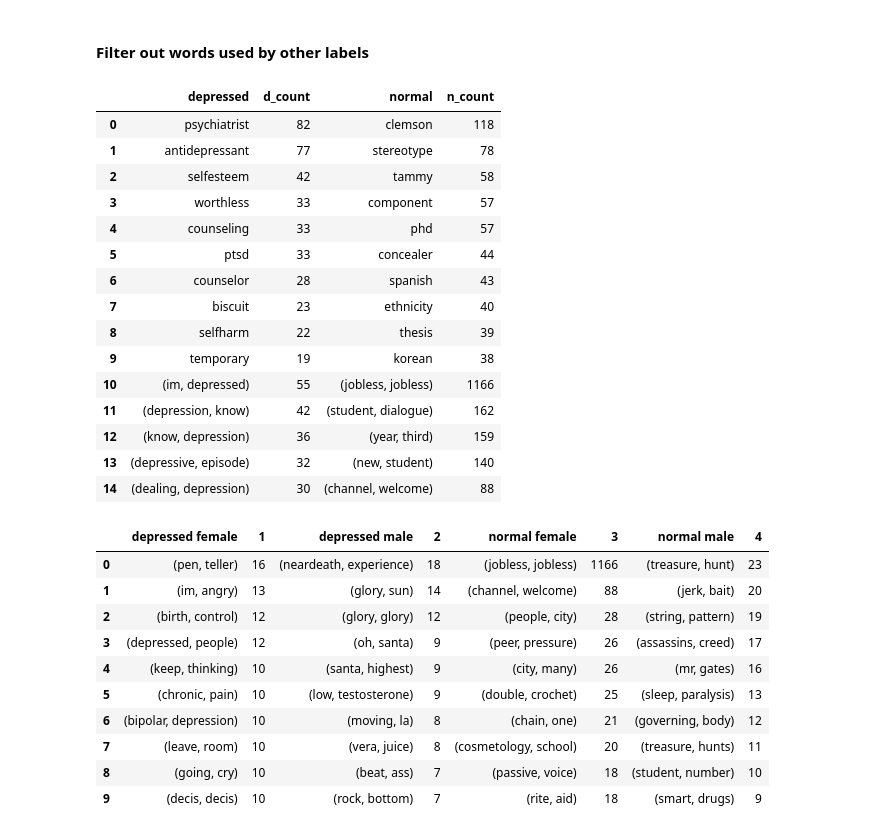
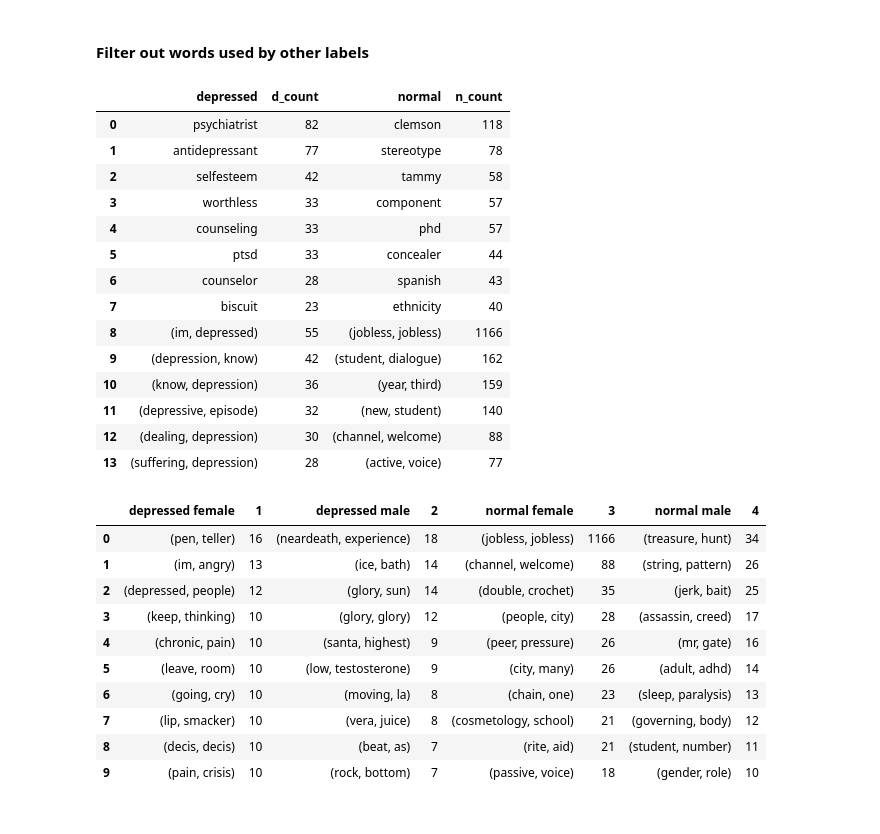
Before and after one commit to StanMey/Master_thesis_DVlog, a Jupyter notebook: notebooks/transcripts_exploration.ipynb, the cells around one changed output. Cells and saved outputs as stored; diff of their text form; code cells hidden in the pictures.

Commit message:
updated transcripts_exploration notebook

```diff
--- a/notebooks/transcripts_exploration.ipynb
+++ b/notebooks/transcripts_exploration.ipynb
@@ -140,12 +122,11 @@ df_annotations.groupby(["label", "gender"]).agg(avg_duration=("duration", "mean"
 ## Going deeper into the textual modality
 # %%
 # we first have to do some basic tokenization
-def preprocess_string(text: str, stop_words: set = set(stopwords.words("english")), unicode_pattern: str = "NFKD", without_stop: bool = False, with_lemma: bool = False) -> str:
+def preprocess_string(text: str, stop_words: set = set(stopwords.words("english")), unicode_pattern: str = "NFKD", with_lemma: bool = False) -> str:
     text = text.replace("\n", " ").strip()  # Remove newlines and trailing whitespace
     text = text.translate(str.maketrans("", "", string.punctuation))  # Remove puctuation with lookup table
     text = text.lower()  # Lowercase
-    if without_stop:
-        text = " ".join([word for word in text.split() if word not in stop_words])  # Remove stopwords
+    text = " ".join([word for word in text.split() if word not in stop_words])  # Remove stopwords
     text = text.translate(str.maketrans("", "", string.digits))  # Remove all numbers with lookup table
 
     # Remove excess whitespace in between words
@@ -161,8 +142,7 @@ def preprocess_string(text: str, stop_words: set = set(stopwords.words("english"
     return text
 
 # preprocess each string and get it with and without stop words included for further analysis
-df_annotations["preprocessed_with_stop"] = df_annotations["transcripts"].apply(preprocess_string)
-df_annotations["preprocessed_without_stop"] = df_annotations["transcripts"].apply(lambda x: preprocess_string(x, without_stop=True))
-df_annotations["preprocessed_without_stop_with_lemma"] = df_annotations["transcripts"].apply(lambda x: preprocess_string(x, without_stop=True, with_lemma=True))
+df_annotations["preprocessed"] = df_annotations["transcripts"].apply(preprocess_string)
+df_annotations["preprocessed_with_lemma"] = df_annotations["transcripts"].apply(lambda x: preprocess_string(x, with_lemma=True))
 df_annotations.head(3)
 # %% [output]
@@ -173,17 +152,0 @@ df_annotations.head(3)
-# %%
-# Get the amount of tokens used for per gender
-df_annotations["num_tokens"] = df_annotations["preprocessed_with_stop"].apply(lambda x: len(x.split()))
-
-# plot the difference in length of the transcripts
-fig, (ax1, ax2) = plt.subplots(1, 2, sharey=True)
-sns.boxplot(x='label', y='num_tokens', data=df_annotations, ax=ax1)
-sns.boxplot(x='gender', y='num_tokens', data=df_annotations, ax=ax2)
-
-ax1.set_ylabel("Tokens used")
-ax1.set_title('Difference between labels')
-
-ax2.set_ylabel("Tokens used")
-ax2.set_title('Difference between genders')
-
-fig.suptitle("Distributions of the transcript length between both the labels and the genders", fontsize=13)
-plt.show()
@@ -255,7 +206,7 @@ df.head(10)
 # %%
 # get the difference in top n words without stop words between both labels combined with gender
 n_gram_size = 2
-column = "preprocessed_without_stop"
+column = "preprocessed_with_lemma"
 # column = "preprocessed_without_stop_with_lemma"
 
 depr_f = get_top_n_words(df_annotations, column, 10, ("label", "depression", "gender", "f"), n_gram_size)
@@ -320,14 +271,13 @@ def get_filtered_top_n_words(df: pd.DataFrame, column: str, n: int, col_filter:
     return counter.most_common(n)
 # %%
 # get the difference in top n words without stop words between both labels
-column = "preprocessed_without_stop_with_lemma"
-# column = "preprocessed_without_stop"
+column = "preprocessed_with_lemma"
 
-depr1 = get_filtered_top_n_words(df_annotations, column, 10, ("label", "depression"), 1)
-depr2 = get_filtered_top_n_words(df_annotations, column, 5, ("label", "depression"), 2)
+depr1 = get_filtered_top_n_words(df_annotations, column, 8, ("label", "depression"), 1)
+depr2 = get_filtered_top_n_words(df_annotations, column, 6, ("label", "depression"), 2)
 
-norm1 = get_filtered_top_n_words(df_annotations, column, 10, ("label", "normal"), 1)
-norm2 = get_filtered_top_n_words(df_annotations, column, 5, ("label", "normal"), 2)
+norm1 = get_filtered_top_n_words(df_annotations, column, 8, ("label", "normal"), 1)
+norm2 = get_filtered_top_n_words(df_annotations, column, 6, ("label", "normal"), 2)
 
 # put it into a dataframe
 df_list = []
@@ -337,7 +287,7 @@ for depr, norm in zip(depr2, norm2):
     df_list.append(depr + norm)
 
 df = pd.DataFrame(df_list, columns=["depressed", "d_count", "normal", "n_count"])
-df.head(15)
+df.head(14)
 # %% [output]
 |  | depressed | d_count | normal | n_count |
 | 0 | psychiatrist | 82 | clemson | 118 |
@@ -348,41 +298,39 @@ df.head(15)
 | 5 | ptsd | 33 | concealer | 44 |
 | 6 | counselor | 28 | spanish | 43 |
 | 7 | biscuit | 23 | ethnicity | 40 |
-| 8 | selfharm | 22 | thesis | 39 |
-| 9 | temporary | 19 | korean | 38 |
-| 10 | (im, depressed) | 55 | (jobless, jobless) | 1166 |
-| 11 | (depression, know) | 42 | (student, dialogue) | 162 |
-| 12 | (know, depression) | 36 | (year, third) | 159 |
-| 13 | (depressive, episode) | 32 | (new, student) | 140 |
-| 14 | (dealing, depression) | 30 | (channel, welcome) | 88 |
+| 8 | (im, depressed) | 55 | (jobless, jobless) | 1166 |
+| 9 | (depression, know) | 42 | (student, dialogue) | 162 |
+| 10 | (know, depression) | 36 | (year, third) | 159 |
+| 11 | (depressive, episode) | 32 | (new, student) | 140 |
+| 12 | (dealing, depression) | 30 | (channel, welcome) | 88 |
+| 13 | (suffering, depression) | 28 | (active, voice) | 77 |
 # %%
 ### get the difference in top n words without stop words between both labels combined with gender
 n_gram_size = 2
-column = "preprocessed_without_stop_with_lemma"
-column = "preprocessed_without_stop"
+column = "preprocessed_with_lemma"
 
 depr_f = get_filtered_top_n_words(df_annotations, column, 10, ("label", "depression", "gender", "f"), n_gram_size)
 depr_m = get_filtered_top_n_words(df_annotations, column, 10, ("label", "depression", "gender", "m"), n_gram_size)
 
 norm_f = get_filtered_top_n_words(df_annotations, column, 10, ("label", "normal", "gender", "f"), n_gram_size)
 norm_m = get_filtered_top_n_words(df_annotations, column, 10, ("label", "normal", "gender", "m"), n_gram_size)
 
 df_list = []
 columns= ["depressed female", 1, "depressed male", 2, "normal female", 3, "normal male", 4]
 for x1, x2, x3, x4 in zip(depr_f, depr_m, norm_f, norm_m):
     df_list.append(x1 + x2 + x3 + x4)
 
 df = pd.DataFrame(df_list, columns=columns)
 df.head(10)
 # %% [output]
 |  | depressed female | 1 | depressed male | 2 | normal female | 3 | normal male | 4 |
-| 0 | (pen, teller) | 16 | (neardeath, experience) | 18 | (jobless, jobless) | 1166 | (treasure, hunt) | 23 |
-| 1 | (im, angry) | 13 | (glory, sun) | 14 | (channel, welcome) | 88 | (jerk, bait) | 20 |
-| 2 | (birth, control) | 12 | (glory, glory) | 12 | (people, city) | 28 | (string, pattern) | 19 |
-| 3 | (depressed, people) | 12 | (oh, santa) | 9 | (peer, pressure) | 26 | (assassins, creed) | 17 |
-| 4 | (keep, thinking) | 10 | (santa, highest) | 9 | (city, many) | 26 | (mr, gates) | 16 |
-| 5 | (chronic, pain) | 10 | (low, testosterone) | 9 | (double, crochet) | 25 | (sleep, paralysis) | 13 |
-| 6 | (bipolar, depression) | 10 | (moving, la) | 8 | (chain, one) | 21 | (governing, body) | 12 |
-| 7 | (leave, room) | 10 | (vera, juice) | 8 | (cosmetology, school) | 20 | (treasure, hunts) | 11 |
-| 8 | (going, cry) | 10 | (beat, ass) | 7 | (passive, voice) | 18 | (student, number) | 10 |
-| 9 | (decis, decis) | 10 | (rock, bottom) | 7 | (rite, aid) | 18 | (smart, drugs) | 9 |
+| 0 | (pen, teller) | 16 | (neardeath, experience) | 18 | (jobless, jobless) | 1166 | (treasure, hunt) | 34 |
+| 1 | (im, angry) | 13 | (ice, bath) | 14 | (channel, welcome) | 88 | (string, pattern) | 26 |
+| 2 | (depressed, people) | 12 | (glory, sun) | 14 | (double, crochet) | 35 | (jerk, bait) | 25 |
+| 3 | (keep, thinking) | 10 | (glory, glory) | 12 | (people, city) | 28 | (assassin, creed) | 17 |
+| 4 | (chronic, pain) | 10 | (santa, highest) | 9 | (peer, pressure) | 26 | (mr, gate) | 16 |
+| 5 | (leave, room) | 10 | (low, testosterone) | 9 | (city, many) | 26 | (adult, adhd) | 14 |
+| 6 | (going, cry) | 10 | (moving, la) | 8 | (chain, one) | 23 | (sleep, paralysis) | 13 |
+| 7 | (lip, smacker) | 10 | (vera, juice) | 8 | (cosmetology, school) | 21 | (governing, body) | 12 |
+| 8 | (decis, decis) | 10 | (beat, as) | 7 | (rite, aid) | 21 | (student, number) | 11 |
+| 9 | (pain, crisis) | 10 | (rock, bottom) | 7 | (passive, voice) | 18 | (gender, role) | 10 |
```
Also changed, not shown: parts of 9 cells of this notebook, 1 other file.
